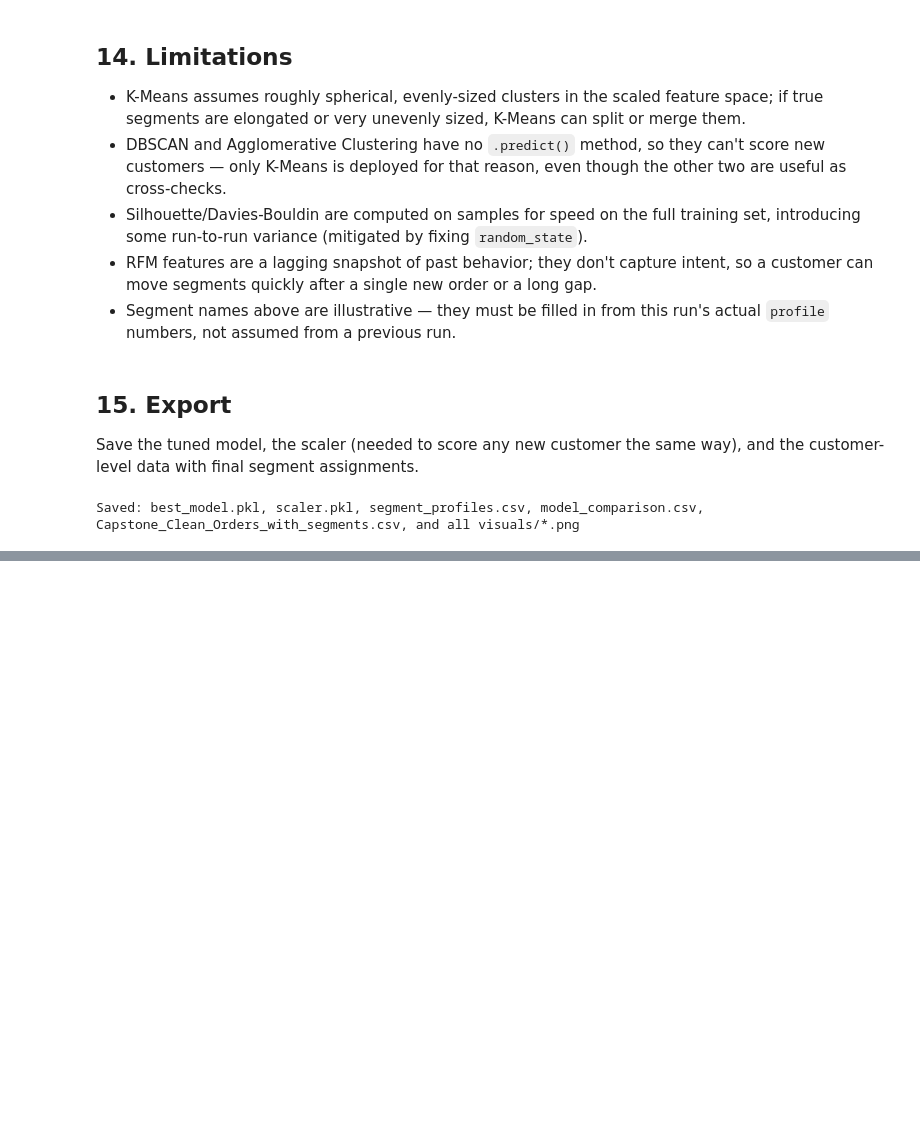
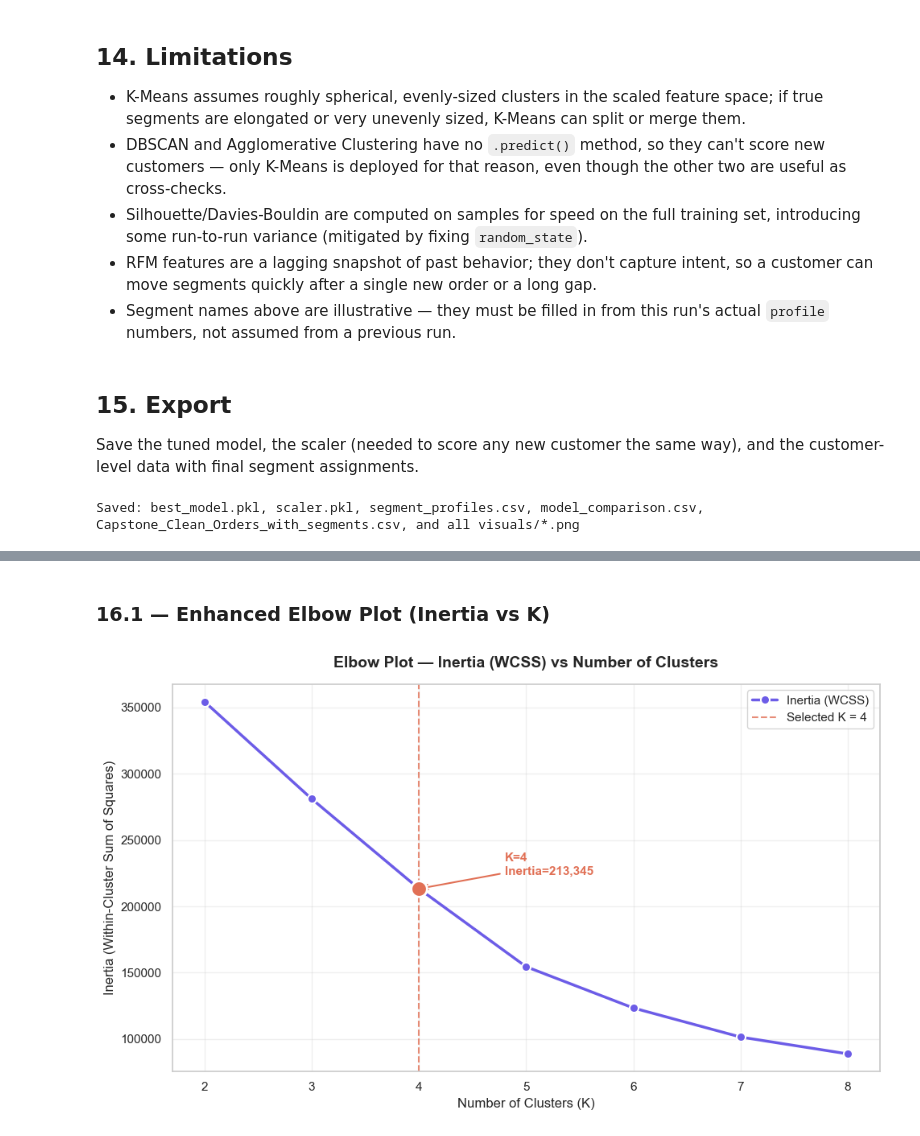
Before and after one commit to ARefaat1/brazilian-ecommerce-customer-segmentation, a Jupyter notebook: notebook/train.ipynb, the cells around one changed output, grey strips where cells are left out. Saved outputs shown, nothing was run; the diff lists cells and outputs as text; code cells hidden in the pictures; blank space fills up the shorter version.

```diff
--- a/notebook/train.ipynb
+++ b/notebook/train.ipynb
@@ -672,0 +771,35 @@ Saved: best_model.pkl, scaler.pkl, segment_profiles.csv, model_comparison.csv, C
+# %% [markdown]
+### 16.1 — Enhanced Elbow Plot (Inertia vs K)
+# %%
+fig, ax = plt.subplots(figsize=(10, 6))
+
+ks = list(k_range)
+ax.plot(ks, inertias, marker='o', linewidth=2.5, markersize=8,
+        color='#6C5CE7', markeredgecolor='white', markeredgewidth=1.5,
+        label='Inertia (WCSS)', zorder=3)
+
+# Annotate the chosen K
+best_idx = ks.index(BEST_K)
+ax.axvline(x=BEST_K, color='#E17055', linestyle='--', linewidth=1.5,
+           label=f'Selected K = {BEST_K}', alpha=0.8)
+ax.scatter([BEST_K], [inertias[best_idx]], s=200, color='#E17055',
+           zorder=5, edgecolors='white', linewidths=2)
+ax.annotate(f'K={BEST_K}\nInertia={inertias[best_idx]:,.0f}',
+            xy=(BEST_K, inertias[best_idx]),
+            xytext=(BEST_K + 0.8, inertias[best_idx] * 1.05),
+            fontsize=11, fontweight='bold', color='#E17055',
+            arrowprops=dict(arrowstyle='->', color='#E17055', lw=1.5))
+
+ax.set_title('Elbow Plot — Inertia (WCSS) vs Number of Clusters',
+             fontsize=14, fontweight='bold', pad=15)
+ax.set_xlabel('Number of Clusters (K)', fontsize=12)
+ax.set_ylabel('Inertia (Within-Cluster Sum of Squares)', fontsize=12)
+ax.set_xticks(ks)
+ax.legend(fontsize=11, loc='upper right')
+ax.grid(True, alpha=0.3)
+
+plt.tight_layout()
+plt.savefig(OUTPUT_DIR / '16_01_elbow_plot.png', dpi=150, bbox_inches='tight')
+plt.show()
+# %% [output]
+[figure, added]
```
Also changed, not shown: parts of 24 cells of this notebook, 6 other files.
